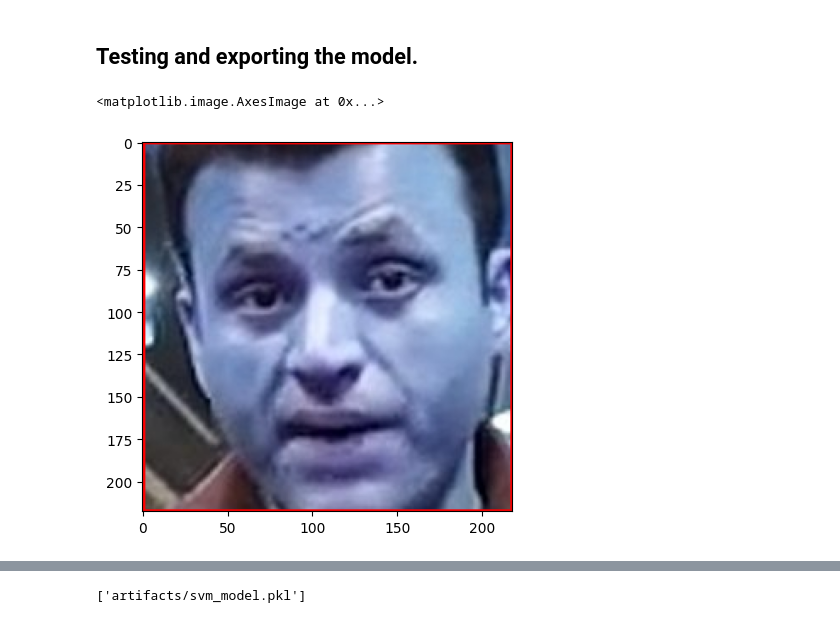
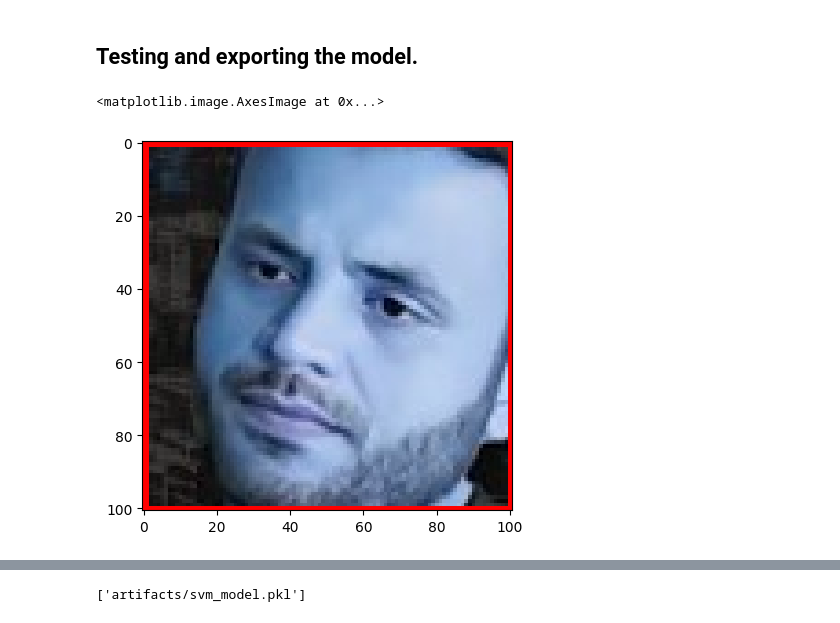
Before and after one commit to ali-bin-kashif/entrepreneur-image-classification, a Jupyter notebook: eda_ml_notebook.ipynb, the cells around one changed output, grey strips where cells are left out. Cells and saved outputs as stored; diff of their text form; code cells hidden in the pictures.

```diff
--- a/eda_ml_notebook.ipynb
+++ b/eda_ml_notebook.ipynb
@@ -613,12 +657,12 @@ def predict_entrepreneur_class(img_path):
     class_prob = pipe.predict_proba([final_img])
     return en_class, class_prob
 # %%
-image = './test_images/irfan.jpeg'
+image = './test_images/irfan2.jpeg'
 img = cv2.imread(image)
 plt.imshow(get_visible_face(image)[0])
 # %% [output]
 <matplotlib.image.AxesImage at 0x...>
-[figure, old version]
+[figure, new version]
 # %%
 label, probability = predict_entrepreneur_class(image)
 
```
Also changed, not shown: parts of 21 cells of this notebook.
